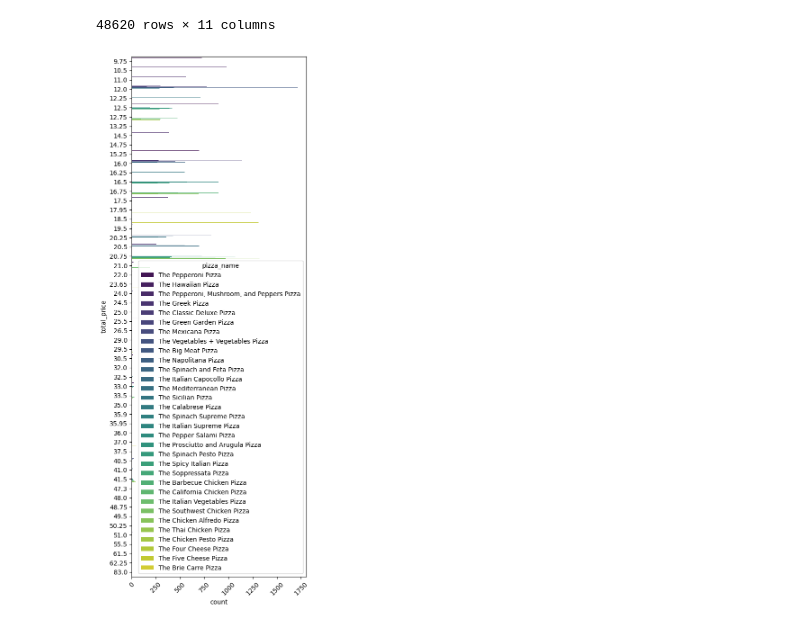
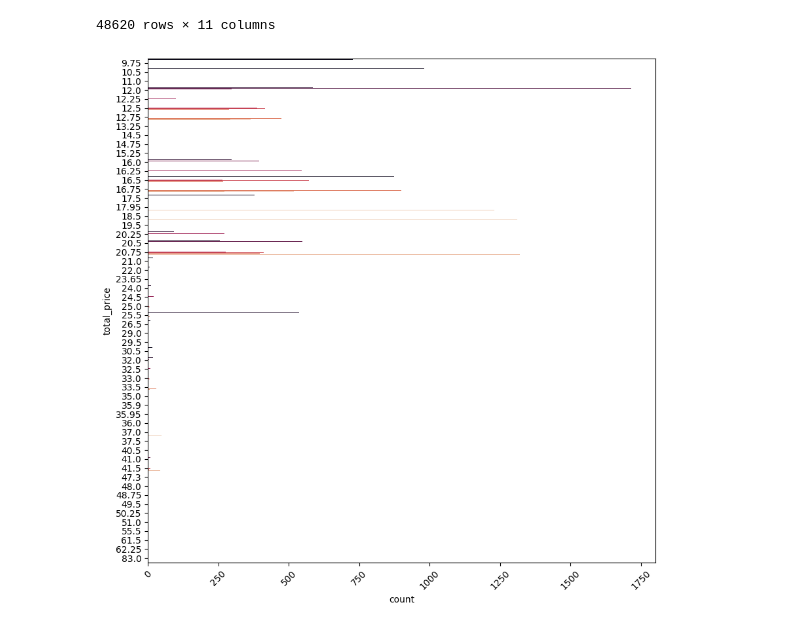
Before and after one commit to CisseBenn/ShulaTech_Solutions_Sales_Data_Analysis, a Jupyter notebook: sales.ipynb, the cells around one changed output. Cells and saved outputs as stored; diff of their text form; code cells hidden in the pictures.

```diff
--- a/sales.ipynb
+++ b/sales.ipynb
@@ -300,10 +300,10 @@ df
 48620 rows × 11 columns
 # %%
 # Ploting using seaborn
-plt.figure(figsize=(5, 15))
-sns.countplot(y=df["total_price"], data=df, palette="viridis", hue=df["pizza_name"])
+plt.figure(figsize=(10, 10))
+sns.countplot(y=df["total_price"], data=df, palette="rocket", hue=df["pizza_name"], legend=False)
 
 plt.xticks(rotation=45)
 plt.show();
 # %% [output]
-[figure, old version]
+[figure, new version]
```
Also changed, not shown: parts of 1 cell of this notebook.
